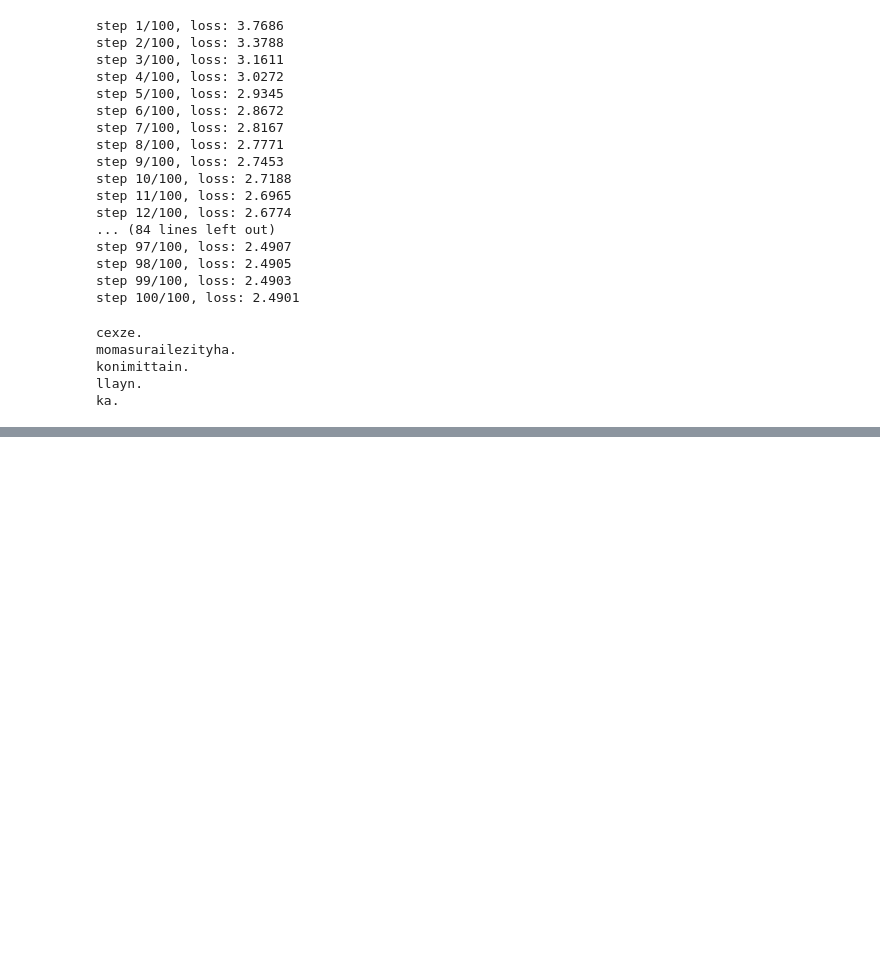
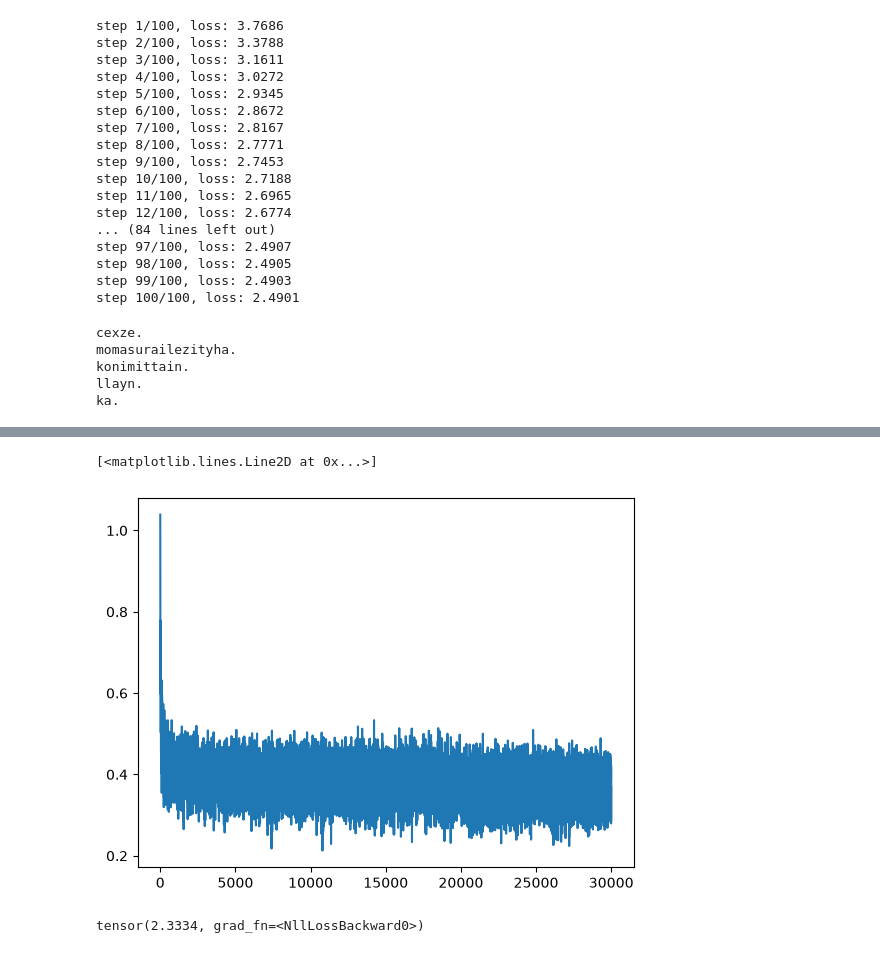
Before and after one commit to Nandanipatil/karpathy-zero-to-hero, a Jupyter notebook: 02-makemore/makemore.ipynb, the cells around one changed output, grey strips where cells are left out. Saved outputs shown, nothing was run; the diff lists cells and outputs as text; code cells hidden in the pictures; blank space fills up the shorter version.

```diff
--- a/02-makemore/makemore.ipynb
+++ b/02-makemore/makemore.ipynb
@@ -336,0 +537,13 @@ ka.
+# %%
+plt.plot(stepi, lossi)
+# %% [output]
+[<matplotlib.lines.Line2D at 0x...>]
+[figure, added]
+# %%
+emb = C[Xdev]
+h = torch.tanh(emb.view(-1, 6) @ W1 + b1)
+logits = h @ W2 + b2
+loss = F.cross_entropy(logits, Ydev)
+loss
+# %% [output]
+tensor(2.3334, grad_fn=<NllLossBackward0>)
```
Also changed, not shown: parts of 26 cells of this notebook.
